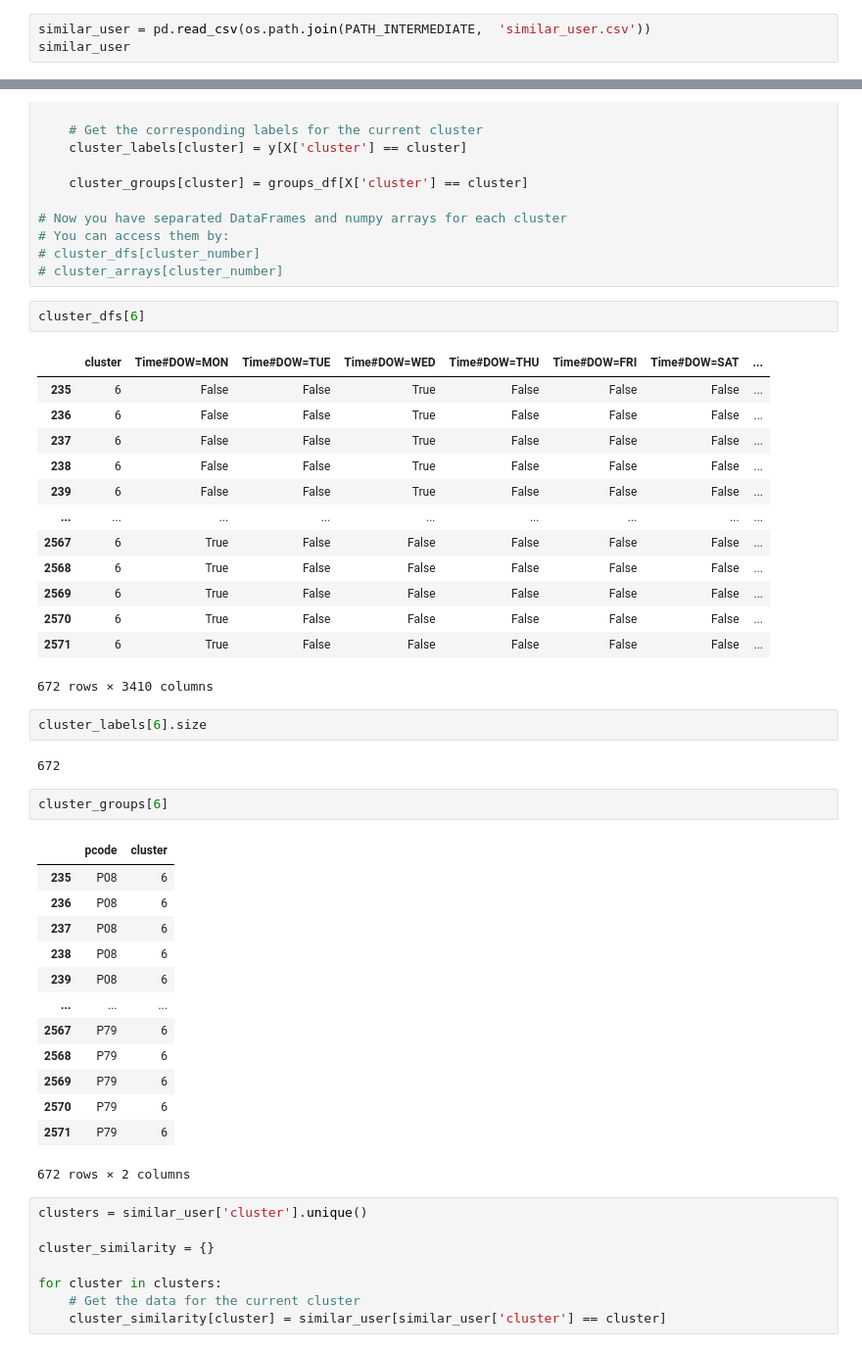
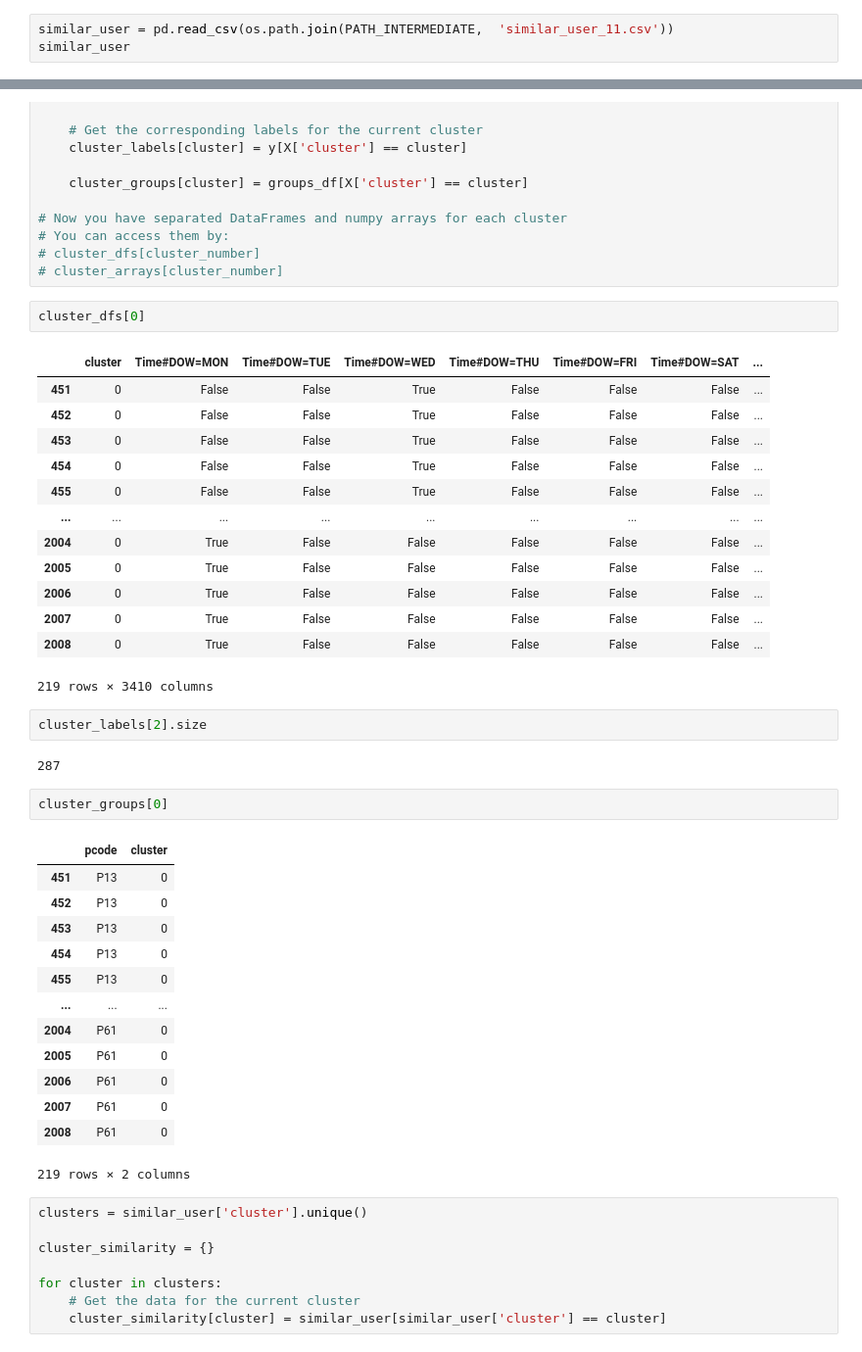
Before and after one commit to SteinPanyu/IndependentReproducibility_MTL, a Jupyter notebook: Data_Processing_D1/Logo.ipynb, the cells around one changed output, grey strips where cells are left out. Shown: that part at 98% size. Cells and saved outputs as stored; diff of their text form.

Commit message:
Variabel clustering + Kfold Logo

```diff
--- a/Data_Processing_D1/Logo.ipynb
+++ b/Data_Processing_D1/Logo.ipynb
@@ -207,7 +207,7 @@ print(list(groups))
 # %% [output]
 ['P01', 'P01', 'P01', 'P01', 'P01', 'P01', 'P01', 'P01', 'P01', 'P01', 'P01', 'P01', 'P01', 'P01', 'P01', 'P01', 'P01', 'P01', 'P01', 'P01', 'P01', 'P01', 'P01', 'P01', 'P01', 'P01', 'P01', 'P01', 'P0 ...
 # %%
-similar_user = pd.read_csv(os.path.join(PATH_INTERMEDIATE,  'similar_user.csv'))
+similar_user = pd.read_csv(os.path.join(PATH_INTERMEDIATE,  'similar_user_11.csv'))
 similar_user
 # %% [output]
 |  | pcode | BFI_OPN | BFI_CON | BFI_NEU | BFI_EXT | BFI_AGR | cluster |
@@ -364,41 +364,41 @@ for cluster in clusters:
 # cluster_dfs[cluster_number]
 # cluster_arrays[cluster_number]
 # %%
-cluster_dfs[6]
+cluster_dfs[0]
 # %% [output]
 |  | cluster | Time#DOW=MON | Time#DOW=TUE | Time#DOW=WED | Time#DOW=THU | Time#DOW=FRI | Time#DOW=SAT | ... |
-| 235 | 6 | False | False | True | False | False | False | ... |
-| 236 | 6 | False | False | True | False | False | False | ... |
-| 237 | 6 | False | False | True | False | False | False | ... |
-| 238 | 6 | False | False | True | False | False | False | ... |
-| 239 | 6 | False | False | True | False | False | False | ... |
+| 451 | 0 | False | False | True | False | False | False | ... |
+| 452 | 0 | False | False | True | False | False | False | ... |
+| 453 | 0 | False | False | True | False | False | False | ... |
+| 454 | 0 | False | False | True | False | False | False | ... |
+| 455 | 0 | False | False | True | False | False | False | ... |
 | ... | ... | ... | ... | ... | ... | ... | ... | ... |
-| 2567 | 6 | True | False | False | False | False | False | ... |
-| 2568 | 6 | True | False | False | False | False | False | ... |
-| 2569 | 6 | True | False | False | False | False | False | ... |
-| 2570 | 6 | True | False | False | False | False | False | ... |
-| 2571 | 6 | True | False | False | False | False | False | ... |
+| 2004 | 0 | True | False | False | False | False | False | ... |
+| 2005 | 0 | True | False | False | False | False | False | ... |
+| 2006 | 0 | True | False | False | False | False | False | ... |
+| 2007 | 0 | True | False | False | False | False | False | ... |
+| 2008 | 0 | True | False | False | False | False | False | ... |
-672 rows × 3410 columns
+219 rows × 3410 columns
 # %%
-cluster_labels[6].size
+cluster_labels[2].size
 # %% [output]
-672
+287
 # %%
-cluster_groups[6]
+cluster_groups[0]
 # %% [output]
 |  | pcode | cluster |
-| 235 | P08 | 6 |
-| 236 | P08 | 6 |
-| 237 | P08 | 6 |
-| 238 | P08 | 6 |
-| 239 | P08 | 6 |
+| 451 | P13 | 0 |
+| 452 | P13 | 0 |
+| 453 | P13 | 0 |
+| 454 | P13 | 0 |
+| 455 | P13 | 0 |
 | ... | ... | ... |
-| 2567 | P79 | 6 |
-| 2568 | P79 | 6 |
-| 2569 | P79 | 6 |
-| 2570 | P79 | 6 |
-| 2571 | P79 | 6 |
+| 2004 | P61 | 0 |
+| 2005 | P61 | 0 |
+| 2006 | P61 | 0 |
+| 2007 | P61 | 0 |
+| 2008 | P61 | 0 |
-672 rows × 2 columns
+219 rows × 2 columns
 # %%
 clusters = similar_user['cluster'].unique()
 
```
Also changed, not shown: parts of 8 cells of this notebook, 2 other files.
